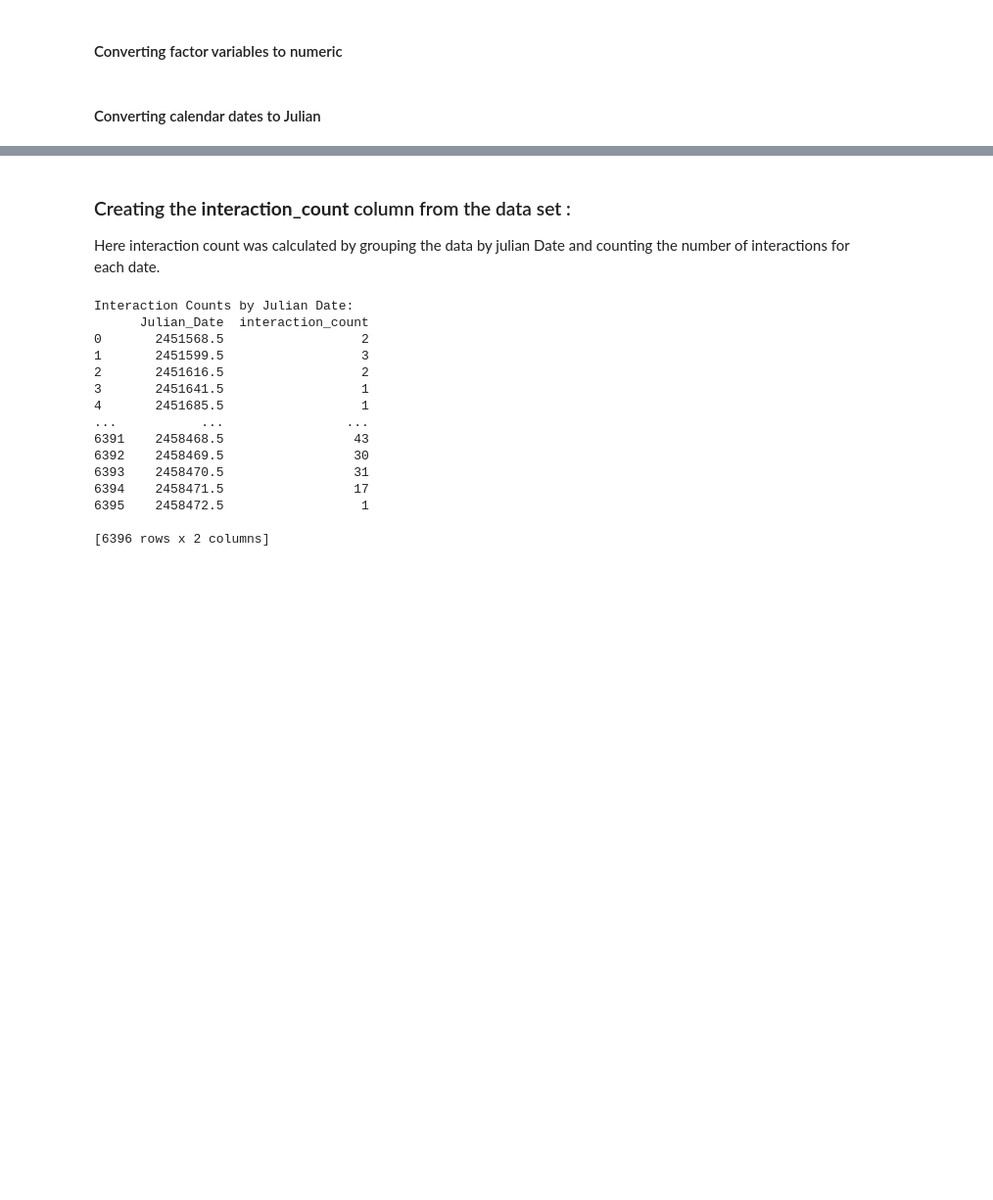
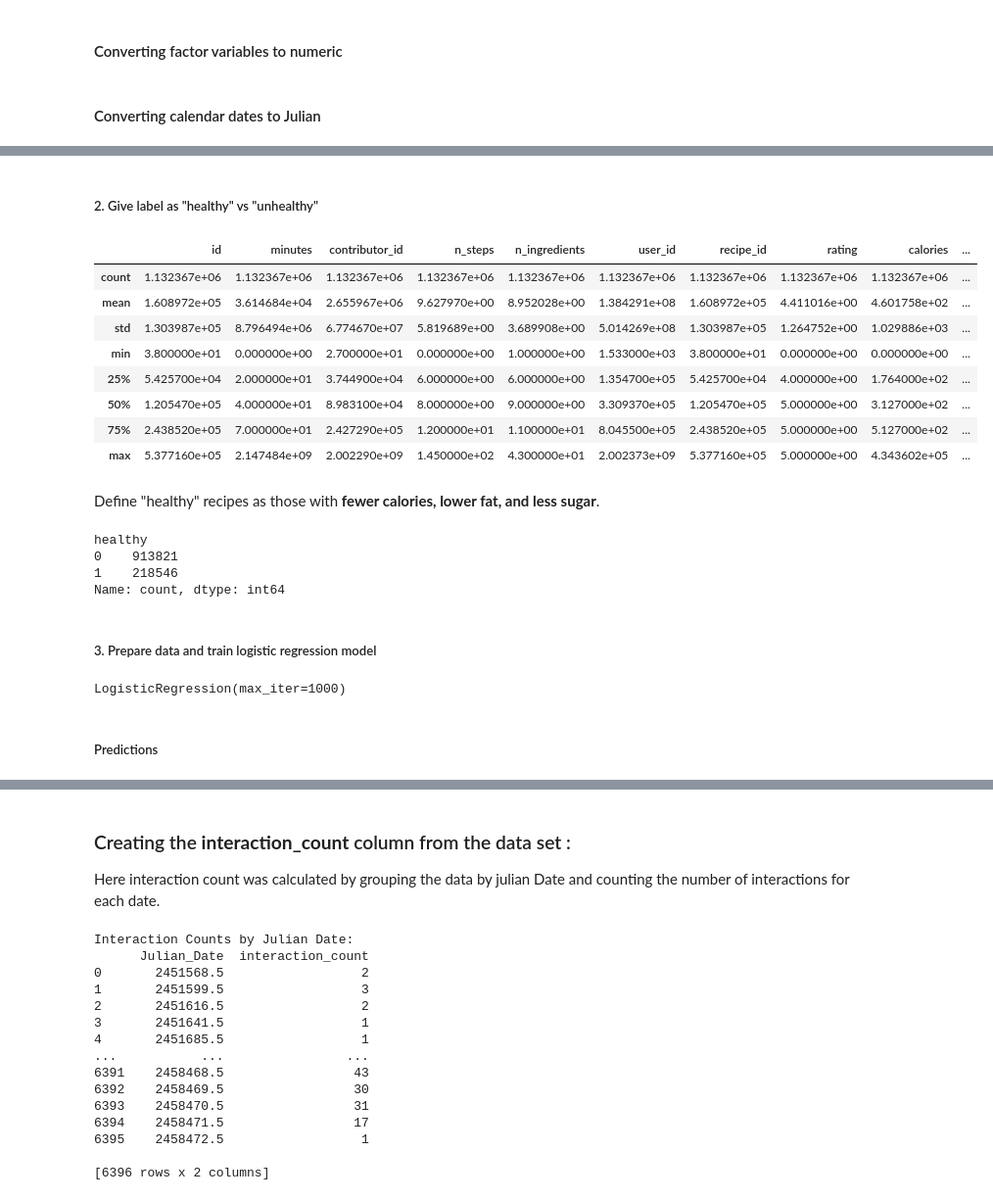
Before and after one commit to khushbunlad/PROG8431, a Jupyter notebook: GroupPresentation5-Khushbu.ipynb, the cells around one changed output, grey strips where cells are left out. Shown at 98% size. Drawn from its saved outputs; the diff is of its cells as text; code cells hidden in the pictures; blank space fills up the shorter version.

```diff
--- a/GroupPresentation5-Khushbu.ipynb
+++ b/GroupPresentation5-Khushbu.ipynb
@@ -131,0 +239,5 @@ Data Merged Successfully
+# %%
+nutrition_columns = ['calories', 'total_fat', 'sugar', 'sodium', 'protein', 'saturated_fat', 'carbohydrates']
+merged_data[nutrition_columns] = merged_data['nutrition'].str.strip('[]').str.split(',', expand=True)
+merged_data[nutrition_columns] = merged_data[nutrition_columns].apply(pd.to_numeric, errors='coerce')
+merged_data.head(2)
@@ -131,0 +249,48 @@ Data Merged Successfully
+# %% [markdown]
+##### 2. Give label as "healthy" vs "unhealthy"
+# %%
+merged_data.describe()
+# %% [output]
+|  | id | minutes | contributor_id | n_steps | n_ingredients | user_id | recipe_id | rating | calories | ... |
+| count | 1.132367e+06 | 1.132367e+06 | 1.132367e+06 | 1.132367e+06 | 1.132367e+06 | 1.132367e+06 | 1.132367e+06 | 1.132367e+06 | 1.132367e+06 | ... |
+| mean | 1.608972e+05 | 3.614684e+04 | 2.655967e+06 | 9.627970e+00 | 8.952028e+00 | 1.384291e+08 | 1.608972e+05 | 4.411016e+00 | 4.601758e+02 | ... |
+| std | 1.303987e+05 | 8.796494e+06 | 6.774670e+07 | 5.819689e+00 | 3.689908e+00 | 5.014269e+08 | 1.303987e+05 | 1.264752e+00 | 1.029886e+03 | ... |
+| min | 3.800000e+01 | 0.000000e+00 | 2.700000e+01 | 0.000000e+00 | 1.000000e+00 | 1.533000e+03 | 3.800000e+01 | 0.000000e+00 | 0.000000e+00 | ... |
+| 25% | 5.425700e+04 | 2.000000e+01 | 3.744900e+04 | 6.000000e+00 | 6.000000e+00 | 1.354700e+05 | 5.425700e+04 | 4.000000e+00 | 1.764000e+02 | ... |
+| 50% | 1.205470e+05 | 4.000000e+01 | 8.983100e+04 | 8.000000e+00 | 9.000000e+00 | 3.309370e+05 | 1.205470e+05 | 5.000000e+00 | 3.127000e+02 | ... |
+| 75% | 2.438520e+05 | 7.000000e+01 | 2.427290e+05 | 1.200000e+01 | 1.100000e+01 | 8.045500e+05 | 2.438520e+05 | 5.000000e+00 | 5.127000e+02 | ... |
+| max | 5.377160e+05 | 2.147484e+09 | 2.002290e+09 | 1.450000e+02 | 4.300000e+01 | 2.002373e+09 | 5.377160e+05 | 5.000000e+00 | 4.343602e+05 | ... |
+# %% [markdown]
+Define "healthy" recipes as those with **fewer calories, lower fat, and less sugar**.
+# %%
+# Define a rule-based label: Healthy (1) or Unhealthy (0)
+merged_data['healthy'] = ((merged_data['calories'] < 400) &
+               (merged_data['total_fat'] < 18) &
+               (merged_data['sugar'] < 18)).astype(int)
+
+# Check the distribution of labels
+print(merged_data['healthy'].value_counts())
+# %% [output]
+healthy
+0    913821
+1    218546
+Name: count, dtype: int64
+# %% [markdown]
+##### 3. Prepare data and train logistic regression model
+# %%
+from sklearn.model_selection import train_test_split
+from sklearn.linear_model import LogisticRegression
+
+X = merged_data[['calories', 'total_fat', 'sugar', 'sodium', 'protein', 'saturated_fat', 'carbohydrates']]
+y = merged_data['healthy']
+
+# Split the data (80% train, 20% test)
+X_train, X_test, y_train, y_test = train_test_split(X, y, test_size=0.2, random_state=42)
+# Initialize the model
+model = LogisticRegression(max_iter=1000)
+# Train the model
+model.fit(X_train, y_train)
+# %% [output]
+LogisticRegression(max_iter=1000)
+# %% [markdown]
+##### Predictions
```
Also changed, not shown: parts of 40 cells of this notebook, 1 other file.
